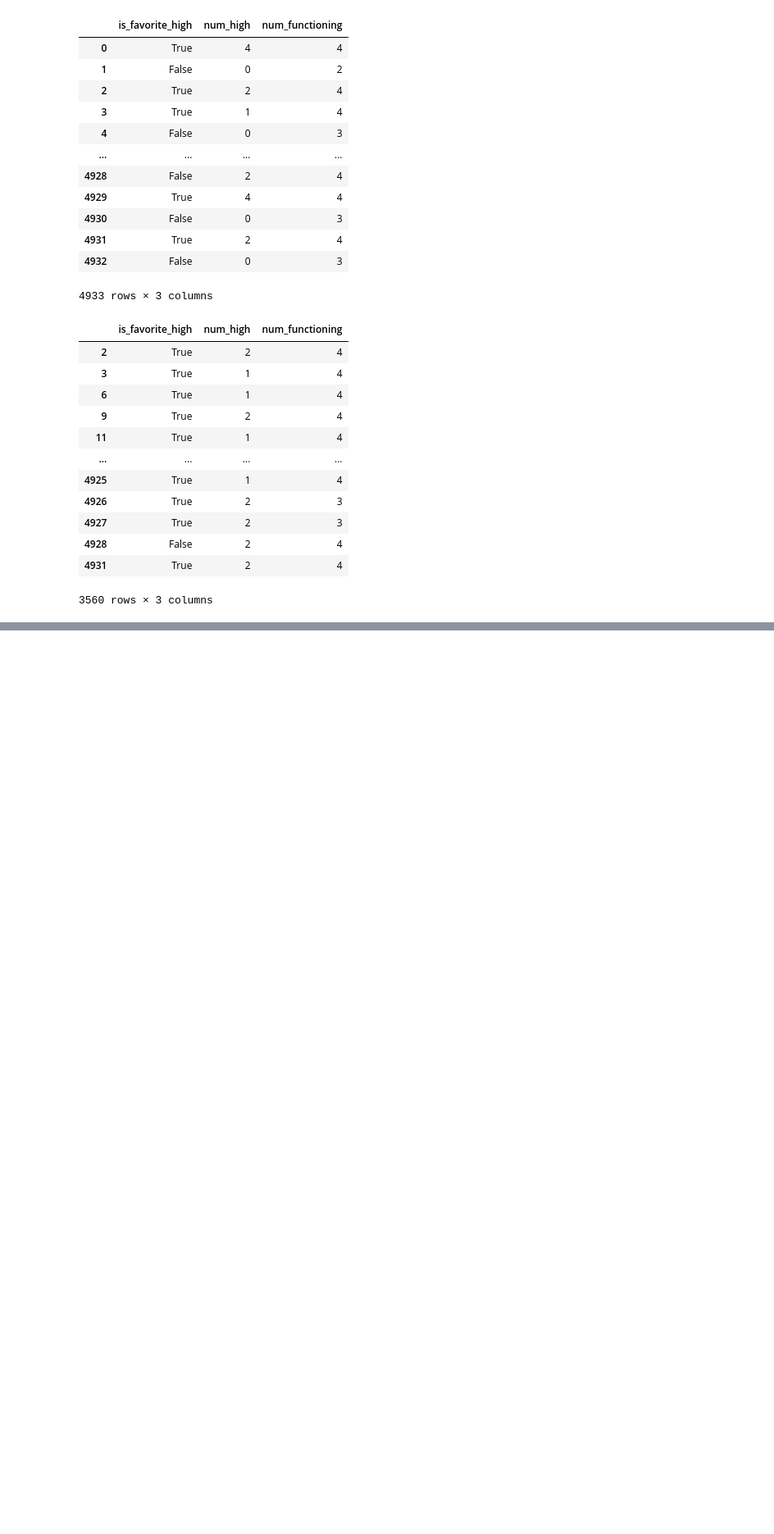
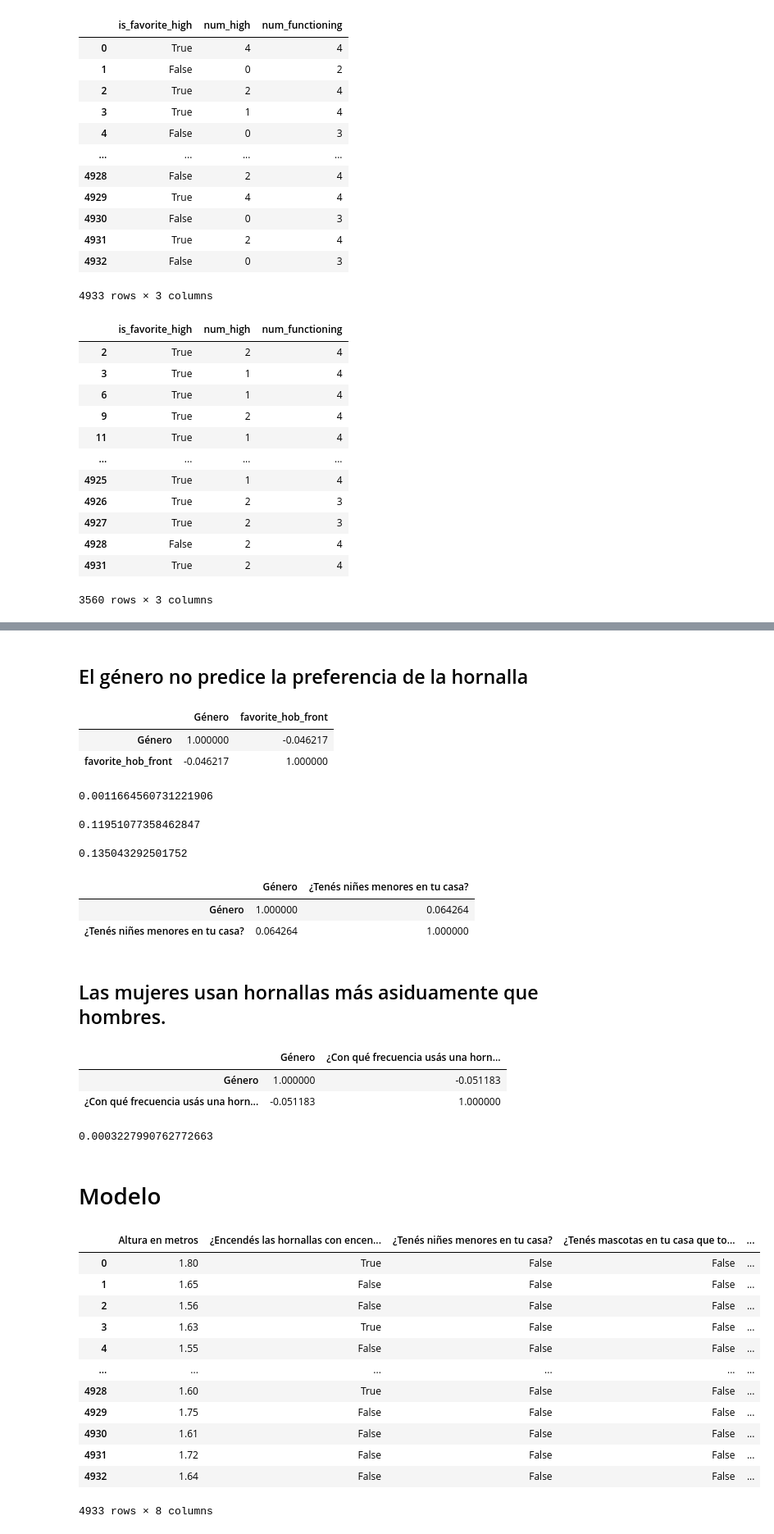
Before and after one commit to seppo0010/hornallas, a Jupyter notebook: Hornallas.ipynb, the cells around one changed output, grey strips where cells are left out. Shown: that part at 82% size. Cells and saved outputs as stored; diff of their text form; code cells hidden in the pictures; blank space fills up the shorter version.

```diff
--- a/Hornallas.ipynb
+++ b/Hornallas.ipynb
@@ -497,0 +649,71 @@ agg
+# %% [markdown]
+## El género no predice la preferencia de la hornalla
+# %%
+pd.concat((df['Género'] == 'Hombre', df['favorite_hob_front']), axis=1).corr()
+# %% [output]
+|  | Género | favorite_hob_front |
+| Género | 1.000000 | -0.046217 |
+| favorite_hob_front | -0.046217 | 1.000000 |
+# %%
+pearsonr(df['Género'] == 'Hombre', df['favorite_hob_front'])[1]
+# %% [output]
+0.0011664560731221906
+# %%
+pearsonr(df['Género'] == 'Hombre', df['favorite_hob_left'])[1]
+# %% [output]
+0.11951077358462847
+# %%
+subdf = df[df['¿Tenés niñes menores en tu casa?'] != 'Sí']
+pearsonr(subdf['Género'] == 'Hombre', subdf['favorite_hob_front'])[1]
+# %% [output]
+0.135043292501752
+# %%
+pd.concat((df['Género'] == 'Hombre', df['¿Tenés niñes menores en tu casa?'] == 'Sí'), axis=1).corr()
+# %% [output]
+|  | Género | ¿Tenés niñes menores en tu casa? |
+| Género | 1.000000 | 0.064264 |
+| ¿Tenés niñes menores en tu casa? | 0.064264 | 1.000000 |
+# %% [markdown]
+## Las mujeres usan hornallas más asiduamente que hombres.
+# %%
+pd.concat((df['Género'] == 'Hombre', df['¿Con qué frecuencia usás una hornalla?'] == 'Todos los días'), axis=1).corr()
+# %% [output]
+|  | Género | ¿Con qué frecuencia usás una horn... |
+| Género | 1.000000 | -0.051183 |
+| ¿Con qué frecuencia usás una horn... | -0.051183 | 1.000000 |
+# %%
+pearsonr(df['Género'] == 'Hombre', df['¿Con qué frecuencia usás una hornalla?'] == 'Todos los días')[1]
+# %% [output]
+0.0003227990762772663
+# %% [markdown]
+# Modelo
+# %%
+X = pd.concat((
+    df['Altura en metros'],
+    df['¿Con qué encendés las hornallas?'].fillna('').apply(lambda v: 'Encendedor' not in v).rename('¿Encendés las hornallas con encendedor?'),
+    df['¿Tenés niñes menores en tu casa?'] == 'Sí',
+    (df['¿Tenés mascotas en tu casa?'] == 'Sí, y creo que tocarían el fuego').rename('¿Tenés mascotas en tu casa que tocarían el fuego?'),
+    ((df['¿Hacia qué lado del anafe tenés mesada?'] == 'Izquierda') | (df['¿Hacia qué lado del anafe tenés mesada?'] == 'Izquierda;Al frente')).rename('¿Tenés mesada a la izquierda pero no a la derecha?'),
+    ((df['¿Hacia qué lado del anafe tenés mesada?'] == 'Derecha') | (df['¿Hacia qué lado del anafe tenés mesada?'] == 'Derecha;Al frente')).rename('¿Tenés mesada a la derecha pero no a la izquierda?'),
+    ((df['¿Cómo caracterizarías la intensidad de tus hornallas? [Atrás izquierda]'] == 'Alta') | (df['¿Cómo caracterizarías la intensidad de tus hornallas? [Atrás derecha]'] == 'Alta')).rename('¿Hay una hornalla de alta intensidad atrás?'),
+    ((df['¿Cómo caracterizarías la intensidad de tus hornallas? [Atrás izquierda]'] == 'Alta') | (df['¿Cómo caracterizarías la intensidad de tus hornallas? [Adelante izquierda]'] == 'Alta')).rename('¿Hay una hornalla de alta intensidad a la izquierda?'),
+), axis=1)
+ys = pd.concat((
+    df['favorite_hob_front'],
+    df['favorite_hob_left'],
+), axis=1)
+X
+# %% [output]
+|  | Altura en metros | ¿Encendés las hornallas con encen... | ¿Tenés niñes menores en tu casa? | ¿Tenés mascotas en tu casa que to... | ... |
+| 0 | 1.80 | True | False | False | ... |
+| 1 | 1.65 | False | False | False | ... |
+| 2 | 1.56 | False | False | False | ... |
+| 3 | 1.63 | True | False | False | ... |
+| 4 | 1.55 | False | False | False | ... |
+| ... | ... | ... | ... | ... | ... |
+| 4928 | 1.60 | True | False | False | ... |
+| 4929 | 1.75 | False | False | False | ... |
+| 4930 | 1.61 | False | False | False | ... |
+| 4931 | 1.72 | False | False | False | ... |
+| 4932 | 1.64 | False | False | False | ... |
+4933 rows × 8 columns
```
Also changed, not shown: parts of 20 cells of this notebook, 2 other files.
